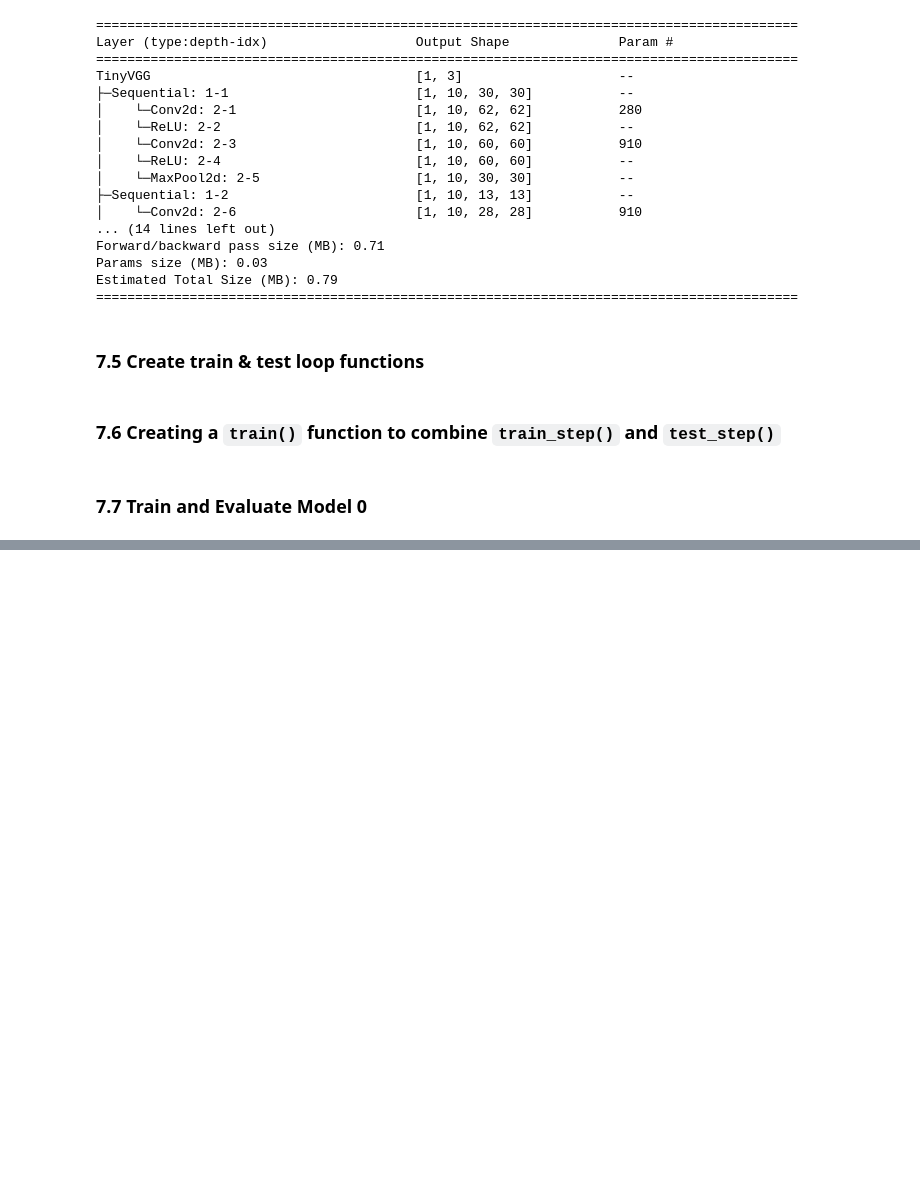
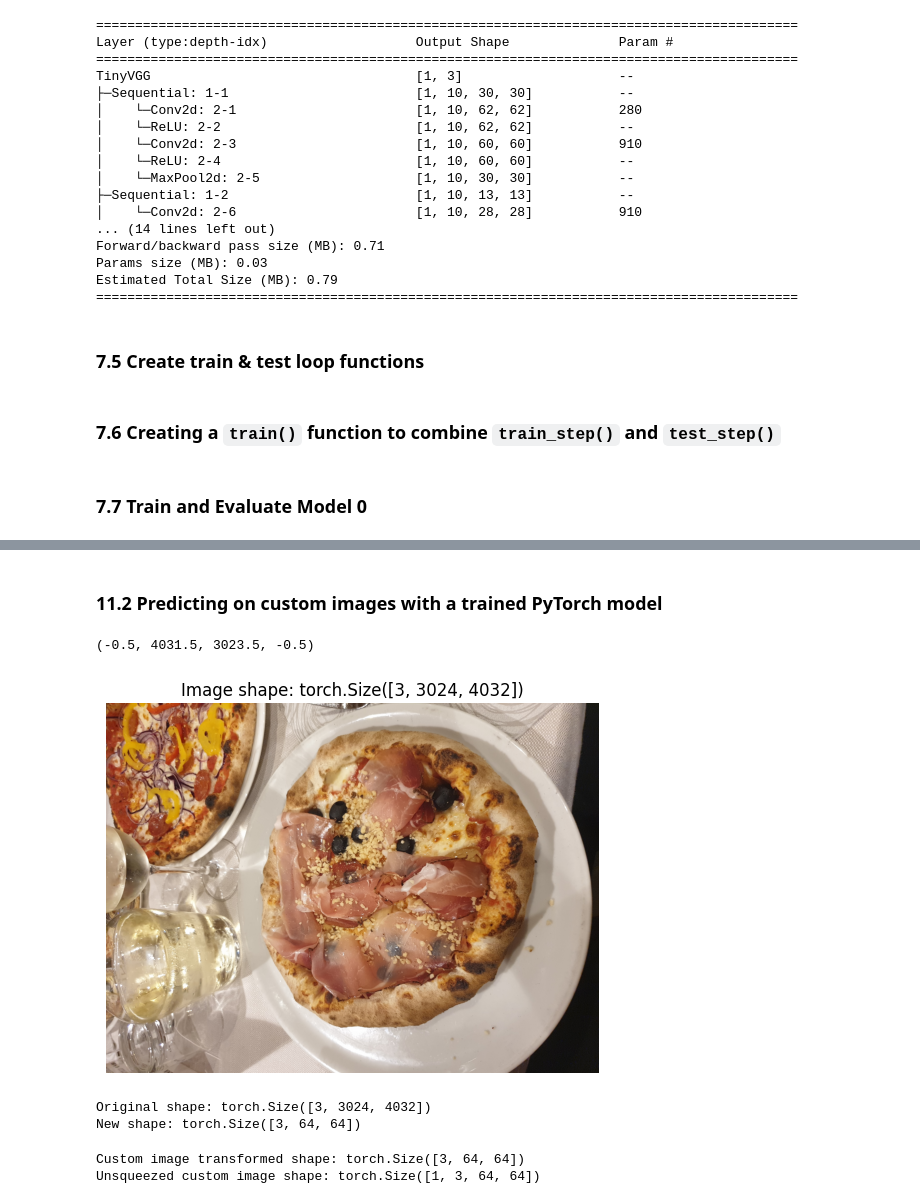
Before and after one commit to LadislavVasina1/pytorch_ztm, a Jupyter notebook: 04_custom_datasets/04_custom_datasets.ipynb, the cells around one changed output, grey strips where cells are left out. Drawn from its saved outputs; the diff is of its cells as text; code cells hidden in the pictures; blank space fills up the shorter version.

```diff
--- a/04_custom_datasets/04_custom_datasets.ipynb
+++ b/04_custom_datasets/04_custom_datasets.ipynb
@@ -983,0 +1312,16 @@ Total training time: 7.637 seconds
+# %%
+# Download custom image
+import requests
+
+# Setup custom image path
+custom_image_path = data_path / "04-pizza-dad.jpeg"
+
+# Download the image if it doesn't already exist
+if not custom_image_path.is_file():
+    with open(custom_image_path, "wb") as f:
+        # When downloading from GitHub, need to use the "raw" file link
+        request = requests.get("https://raw.githubusercontent.com/mrdbourke/pytorch-deep-learning/main/images/04-pizza-dad.jpeg")
+        print(f"Downloading {custom_image_path}...")
+        f.write(request.content)
+else:
+    print(f"{custom_image_path} already exists, skipping download.")
@@ -983,0 +1332,11 @@ Total training time: 7.637 seconds
+# %%
+import torchvision
+
+# Read custom image
+custom_image_path = "pizza.jpg"
+custom_image_uint8 = torchvision.io.read_image(str(custom_image_path))
+
+# Print out image data
+print(f"Custom image tensor:\n{custom_image_uint8}\n")
+print(f"Custom image shape: {custom_image_uint8.shape}\n")
+print(f"Custom image dtype: {custom_image_uint8.dtype}")
@@ -983,0 +1361,11 @@ Total training time: 7.637 seconds
+# %%
+# Load in custom image and convert the tensor values to float32
+custom_image = torchvision.io.read_image(str(custom_image_path)).type(torch.float32)
+
+# Divide the image pixel values by 255 to get them between [0, 1]
+custom_image = custom_image / 255.
+
+# Print out image data
+print(f"Custom image tensor:\n{custom_image}\n")
+print(f"Custom image shape: {custom_image.shape}\n")
+print(f"Custom image dtype: {custom_image.dtype}")
@@ -983,0 +1390,39 @@ Total training time: 7.637 seconds
+# %% [markdown]
+### 11.2 Predicting on custom images with a trained PyTorch model
+# %%
+# Plot custom image
+plt.imshow(custom_image.permute(1, 2, 0)) # need to permute image dimensions from CHW -> HWC otherwise matplotlib will error
+plt.title(f"Image shape: {custom_image.shape}")
+plt.axis(False)
+# %% [output]
+(-0.5, 4031.5, 3023.5, -0.5)
+[figure, added]
+# %%
+custom_image_transform = transforms.Compose([
+    transforms.Resize((64, 64)),
+])
+
+# Transform target image
+custom_image_transformed = custom_image_transform(custom_image)
+
+# Print out original shape and new shape
+print(f"Original shape: {custom_image.shape}")
+print(f"New shape: {custom_image_transformed.shape}")
+# %% [output]
+Original shape: torch.Size([3, 3024, 4032])
+New shape: torch.Size([3, 64, 64])
+# %%
+model_1.eval()
+with torch.inference_mode():
+    # Add an extra dimension to image
+    custom_image_transformed_with_batch_size = custom_image_transformed.unsqueeze(dim=0)
+
+    # Print out different shapes
+    print(f"Custom image transformed shape: {custom_image_transformed.shape}")
+    print(f"Unsqueezed custom image shape: {custom_image_transformed_with_batch_size.shape}")
+
+    # Make a prediction on the custom image
+    custom_image_pred = model_1(custom_image_transformed_with_batch_size.to(device))
+# %% [output]
+Custom image transformed shape: torch.Size([3, 64, 64])
+Unsqueezed custom image shape: torch.Size([1, 3, 64, 64])
```
Also changed, not shown: parts of 38 cells of this notebook, 3 other files.
